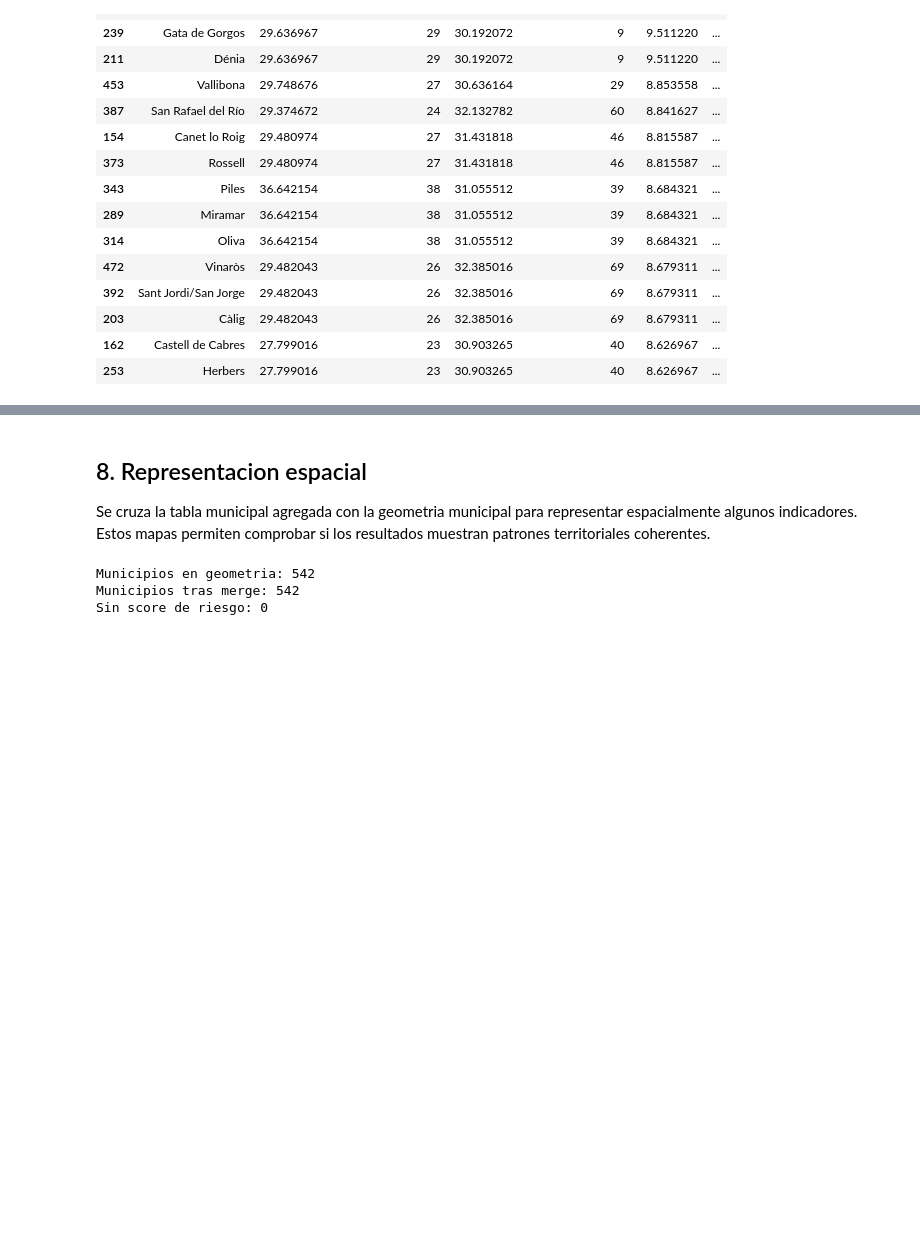
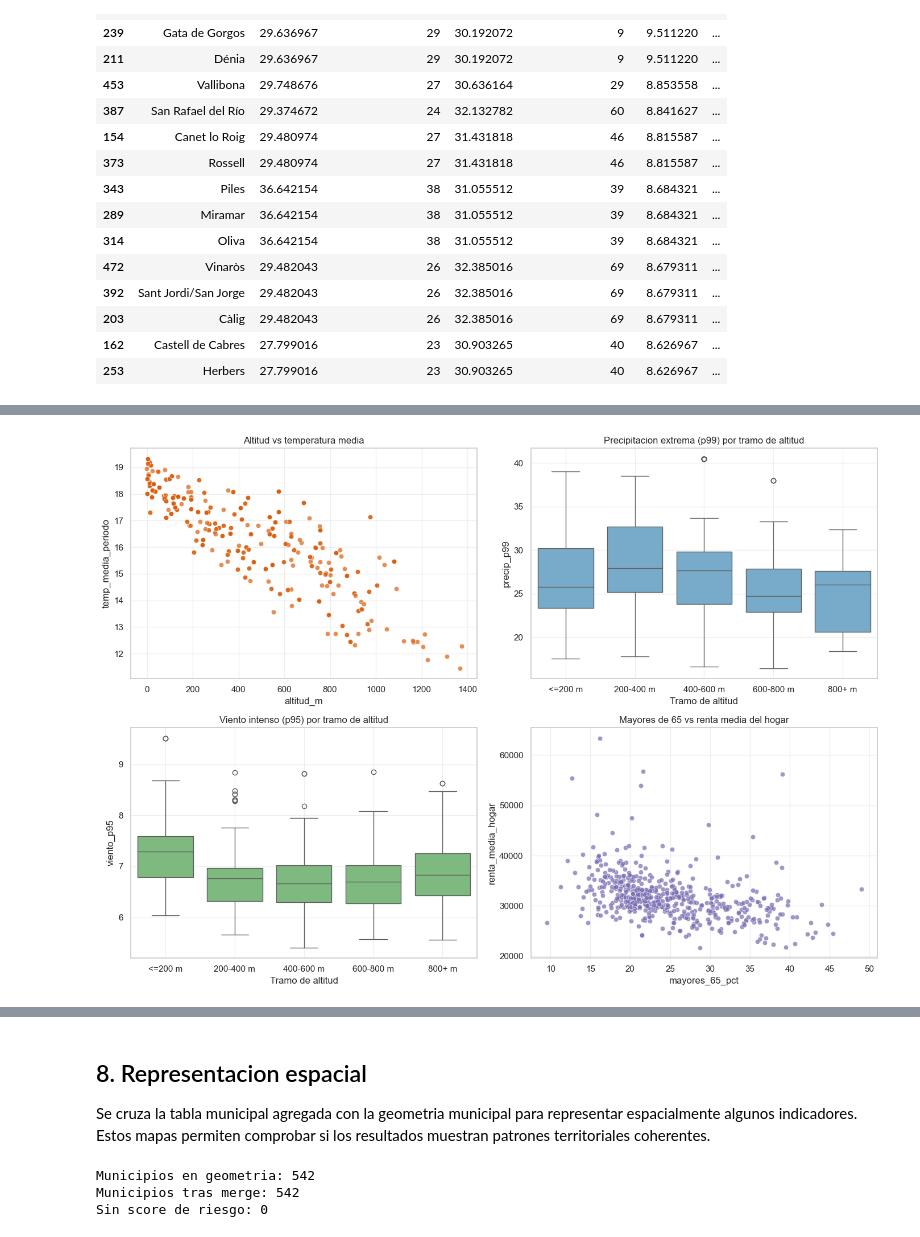
Before and after one commit to gonzalolarriba/modelo-geoespacial-riesgo-climatico, a Jupyter notebook: notebooks/notebook_3_analisis_dato.ipynb, the cells around one changed output, grey strips where cells are left out. Cells and saved outputs as stored; diff of their text form; code cells hidden in the pictures; blank space fills up the shorter version.

```diff
--- a/notebooks/notebook_3_analisis_dato.ipynb
+++ b/notebooks/notebook_3_analisis_dato.ipynb
@@ -450,0 +583,14 @@ plt.show()
+# %%
+df_mun["tramo_altitud"] = pd.cut(
+    df_mun["altitud_m"],
+    bins=[-10, 200, 400, 600, 800, np.inf],
+    labels=["<=200 m", "200-400 m", "400-600 m", "600-800 m", "800+ m"],
+    include_lowest=True,
+)
+
+display(
+    df_mun["tramo_altitud"]
+    .value_counts(dropna=False)
+    .sort_index()
+    .to_frame("municipios")
+)
@@ -450,0 +605,50 @@ plt.show()
+# %%
+fig, axes = plt.subplots(2, 2, figsize=(14, 10))
+
+sns.scatterplot(
+    data=df_mun,
+    x="altitud_m",
+    y="temp_media_periodo",
+    ax=axes[0, 0],
+    color="#d95f0e",
+    alpha=0.7,
+)
+axes[0, 0].set_title("Altitud vs temperatura media")
+
+sns.boxplot(
+    data=df_mun,
+    x="tramo_altitud",
+    y="precip_p99",
+    ax=axes[0, 1],
+    color="#6baed6",
+)
+axes[0, 1].set_title("Precipitacion extrema (p99) por tramo de altitud")
+axes[0, 1].set_xlabel("Tramo de altitud")
+
+sns.boxplot(
+    data=df_mun,
+    x="tramo_altitud",
+    y="viento_p95",
+    ax=axes[1, 0],
+    color="#74c476",
+)
+axes[1, 0].set_title("Viento intenso (p95) por tramo de altitud")
+axes[1, 0].set_xlabel("Tramo de altitud")
+
+sns.scatterplot(
+    data=df_mun,
+    x="mayores_65_pct",
+    y="renta_media_hogar",
+    ax=axes[1, 1],
+    color="#756bb1",
+    alpha=0.7,
+)
+axes[1, 1].set_title("Mayores de 65 vs renta media del hogar")
+
+for ax in axes.ravel():
+    ax.grid(alpha=0.3)
+
+plt.tight_layout()
+plt.show()
+# %% [output]
+[figure, added]
```
Also changed, not shown: parts of 36 cells of this notebook.
